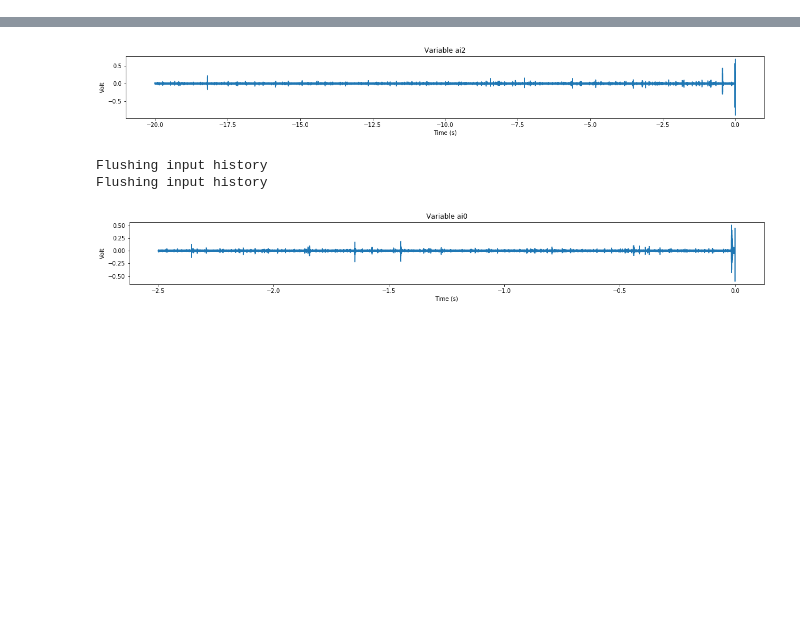
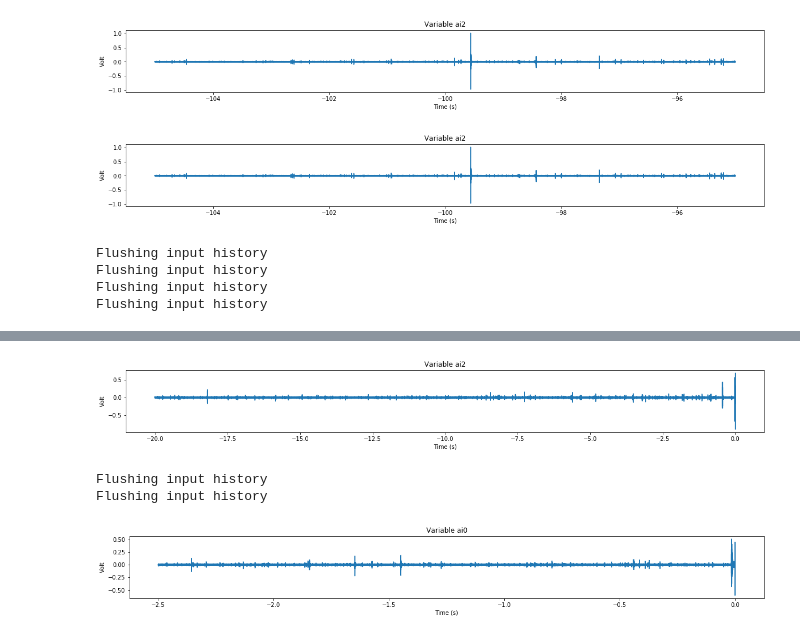
Before and after one commit to Duchstf/quench-detector, a Jupyter notebook: Ramp22.ipynb, the cells around one changed output, grey strips where cells are left out. Cells and saved outputs as stored; diff of their text form; code cells hidden in the pictures; blank space fills up the shorter version.

```diff
--- a/Ramp22.ipynb
+++ b/Ramp22.ipynb
@@ -131,0 +146,9 @@ def plot_rms_product(dir_path, time_range = None, window = 2000, step = 10):
+# %%
+load_and_plot("./data/Ramp19/", "ai2", time_range = (-105,-95))
+# %% [output]
+[figure, added]
+[figure, added]
+Flushing input history
+Flushing input history
+Flushing input history
+Flushing input history
```
Also changed, not shown: parts of 7 cells of this notebook, 14 other files.
